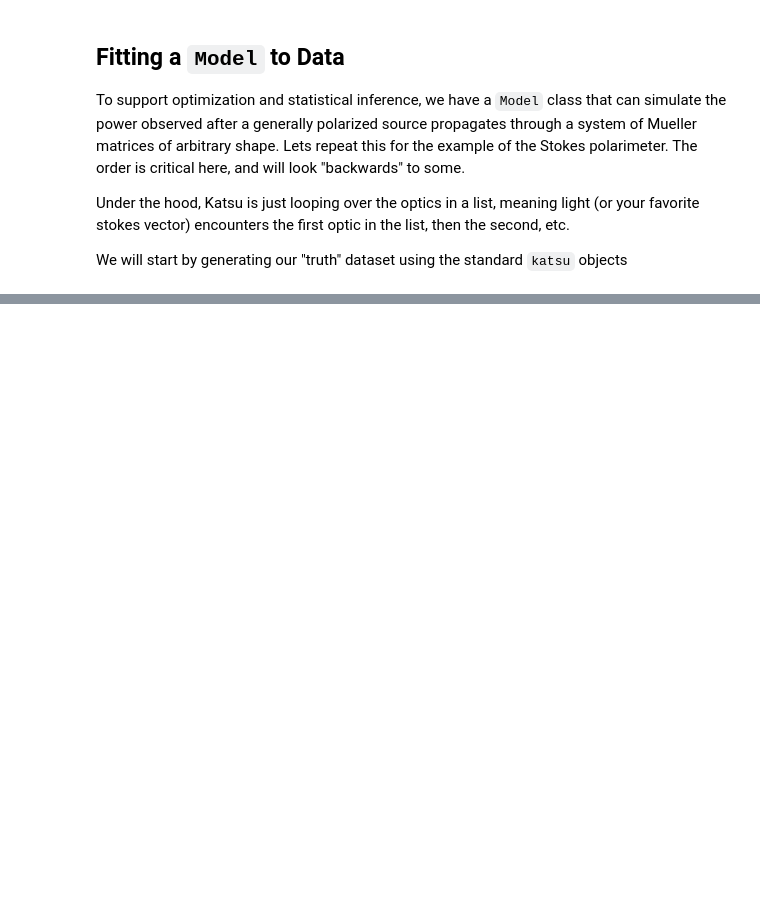
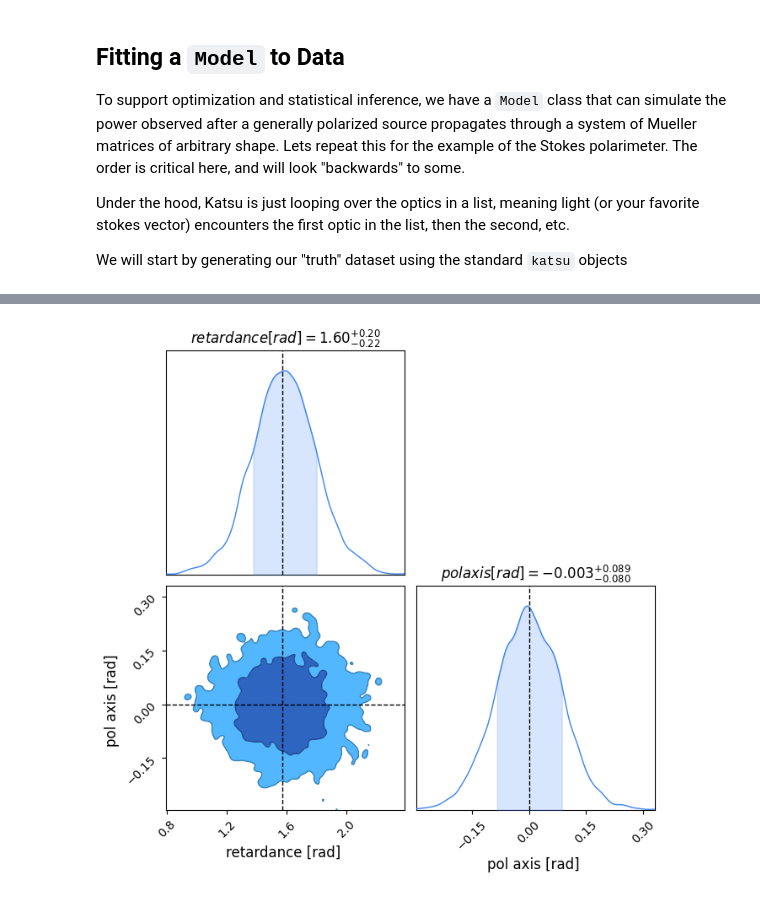
Before and after one commit to Jashcraf/katsu, a Jupyter notebook: docs/notebooks/tutorials/IntroToModels.ipynb, the cells around one changed output, grey strips where cells are left out. Cells and saved outputs as stored; diff of their text form; code cells hidden in the pictures; blank space fills up the shorter version.

```diff
--- a/docs/notebooks/tutorials/IntroToModels.ipynb
+++ b/docs/notebooks/tutorials/IntroToModels.ipynb
@@ -256,0 +367,24 @@ import blackjax
+# %%
+import pandas as pd
+from chainconsumer import ChainConsumer, Chain, Truth
+
+# ChainConsumer reads a DataFrame and uses the column names as axis labels.
+# jax.device_get pulls the samples back to host numpy for plotting.
+posterior = pd.DataFrame({
+    "retardance [rad]": jax.device_get(samples["retardance"]),
+    "pol axis [rad]": jax.device_get(samples["transmission_axis"]),
+})
+
+c = ChainConsumer()
+c.add_chain(Chain(samples=posterior, name="NUTS posterior"))
+
+# Overlay the ground-truth values we used to generate the data
+c.add_truth(Truth(location={
+    "retardance [rad]": float(np.pi / 2),
+    "pol axis [rad]": 0.0,
+}))
+
+c.plotter.plot()
+plt.show()
+# %% [output]
+[figure, added]
```
Also changed, not shown: parts of 31 cells of this notebook.
